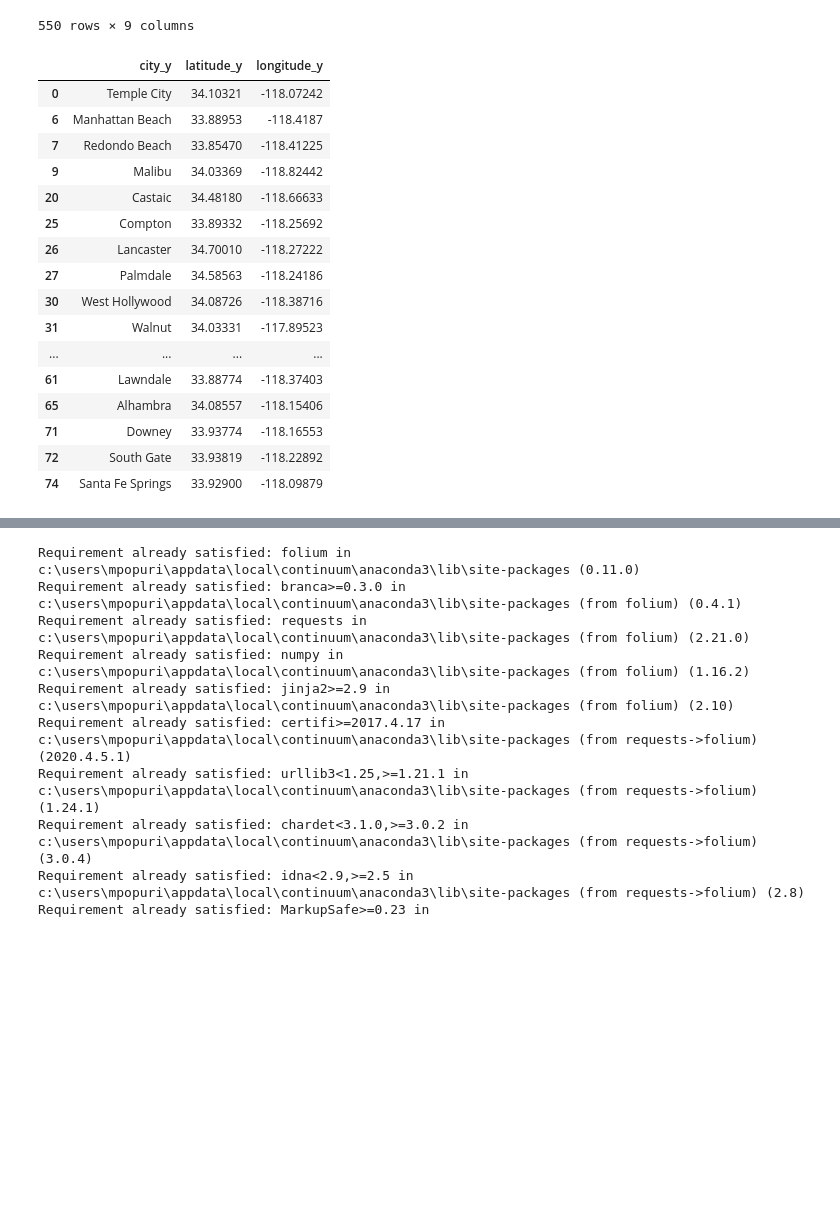
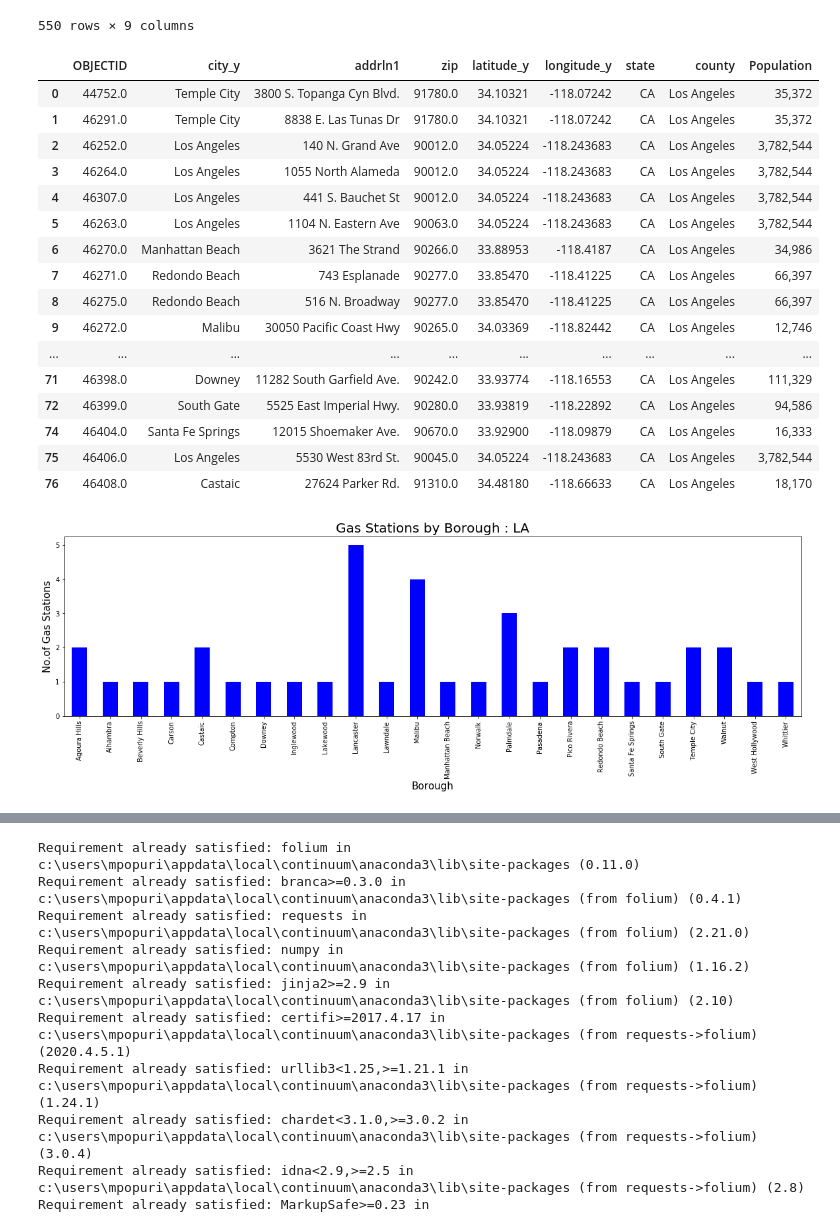
Before and after one commit to manipopuri/Coursera_Capstone, a Jupyter notebook: New Gas Stations Project.ipynb, the cells around one changed output, grey strips where cells are left out. Cells and saved outputs as stored; diff of their text form; code cells hidden in the pictures; blank space fills up the shorter version.

```diff
--- a/New Gas Stations Project.ipynb
+++ b/New Gas Stations Project.ipynb
@@ -151,27 +150,37 @@ nigh2 = new_df1[(new_df1.OBJECTID.notnull())]
 nigh2 = nigh2[(nigh2.Population.notnull())]
 nigh2 = nigh2[(nigh2.latitude_y.notnull())]
 nigh2
-
-nigh2['city_y'].value_counts()
-df1 = nigh2[['city_y','latitude_y','longitude_y']]
-df2 = df1.drop_duplicates()
-df2 = df2[(df2['city_y'] != 'Los Angeles')]
-df2
 # %% [output]
-|  | city_y | latitude_y | longitude_y |
-| 0 | Temple City | 34.10321 | -118.07242 |
-| 6 | Manhattan Beach | 33.88953 | -118.4187 |
-| 7 | Redondo Beach | 33.85470 | -118.41225 |
-| 9 | Malibu | 34.03369 | -118.82442 |
-| 20 | Castaic | 34.48180 | -118.66633 |
-| 25 | Compton | 33.89332 | -118.25692 |
-| 26 | Lancaster | 34.70010 | -118.27222 |
-| 27 | Palmdale | 34.58563 | -118.24186 |
-| 30 | West Hollywood | 34.08726 | -118.38716 |
-| 31 | Walnut | 34.03331 | -117.89523 |
-| ... | ... | ... | ... |
-| 61 | Lawndale | 33.88774 | -118.37403 |
-| 65 | Alhambra | 34.08557 | -118.15406 |
-| 71 | Downey | 33.93774 | -118.16553 |
-| 72 | South Gate | 33.93819 | -118.22892 |
-| 74 | Santa Fe Springs | 33.92900 | -118.09879 |
+|  | OBJECTID | city_y | addrln1 | zip | latitude_y | longitude_y | state | county | Population |
+| 0 | 44752.0 | Temple City | 3800 S. Topanga Cyn Blvd. | 91780.0 | 34.10321 | -118.07242 | CA | Los Angeles | 35,372 |
+| 1 | 46291.0 | Temple City | 8838 E. Las Tunas Dr | 91780.0 | 34.10321 | -118.07242 | CA | Los Angeles | 35,372 |
+| 2 | 46252.0 | Los Angeles | 140 N. Grand Ave | 90012.0 | 34.05224 | -118.243683 | CA | Los Angeles | 3,782,544 |
+| 3 | 46264.0 | Los Angeles | 1055 North Alameda | 90012.0 | 34.05224 | -118.243683 | CA | Los Angeles | 3,782,544 |
+| 4 | 46307.0 | Los Angeles | 441 S. Bauchet St | 90012.0 | 34.05224 | -118.243683 | CA | Los Angeles | 3,782,544 |
+| 5 | 46263.0 | Los Angeles | 1104 N. Eastern Ave | 90063.0 | 34.05224 | -118.243683 | CA | Los Angeles | 3,782,544 |
+| 6 | 46270.0 | Manhattan Beach | 3621 The Strand | 90266.0 | 33.88953 | -118.4187 | CA | Los Angeles | 34,986 |
+| 7 | 46271.0 | Redondo Beach | 743 Esplanade | 90277.0 | 33.85470 | -118.41225 | CA | Los Angeles | 66,397 |
+| 8 | 46275.0 | Redondo Beach | 516 N. Broadway | 90277.0 | 33.85470 | -118.41225 | CA | Los Angeles | 66,397 |
+| 9 | 46272.0 | Malibu | 30050 Pacific Coast Hwy | 90265.0 | 34.03369 | -118.82442 | CA | Los Angeles | 12,746 |
+| ... | ... | ... | ... | ... | ... | ... | ... | ... | ... |
+| 71 | 46398.0 | Downey | 11282 South Garfield Ave. | 90242.0 | 33.93774 | -118.16553 | CA | Los Angeles | 111,329 |
+| 72 | 46399.0 | South Gate | 5525 East Imperial Hwy. | 90280.0 | 33.93819 | -118.22892 | CA | Los Angeles | 94,586 |
+| 74 | 46404.0 | Santa Fe Springs | 12015 Shoemaker Ave. | 90670.0 | 33.92900 | -118.09879 | CA | Los Angeles | 16,333 |
+| 75 | 46406.0 | Los Angeles | 5530 West 83rd St. | 90045.0 | 34.05224 | -118.243683 | CA | Los Angeles | 3,782,544 |
+| 76 | 46408.0 | Castaic | 27624 Parker Rd. | 91310.0 | 34.48180 | -118.66633 | CA | Los Angeles | 18,170 |
+# %%
+import matplotlib.pyplot as plt
+import matplotlib.cm as cm
+import matplotlib.colors as colors
+%matplotlib inline
+import seaborn as sns
+
+nigh2 = nigh2[(nigh2['city_y'] != 'Los Angeles')]
+nigh2.groupby('city_y')['OBJECTID'].count().plot.bar(figsize=(20,5), color = 'Blue')
+plt.title('Gas Stations by Borough : LA', fontsize = 20)
+plt.xlabel('Borough', fontsize = 15)
+plt.ylabel('No.of Gas Stations', fontsize=15)
+plt.xticks(rotation = 'vertical')
+plt.show()
+# %% [output]
+[figure, added]
```
Also changed, not shown: parts of 10 cells of this notebook.
